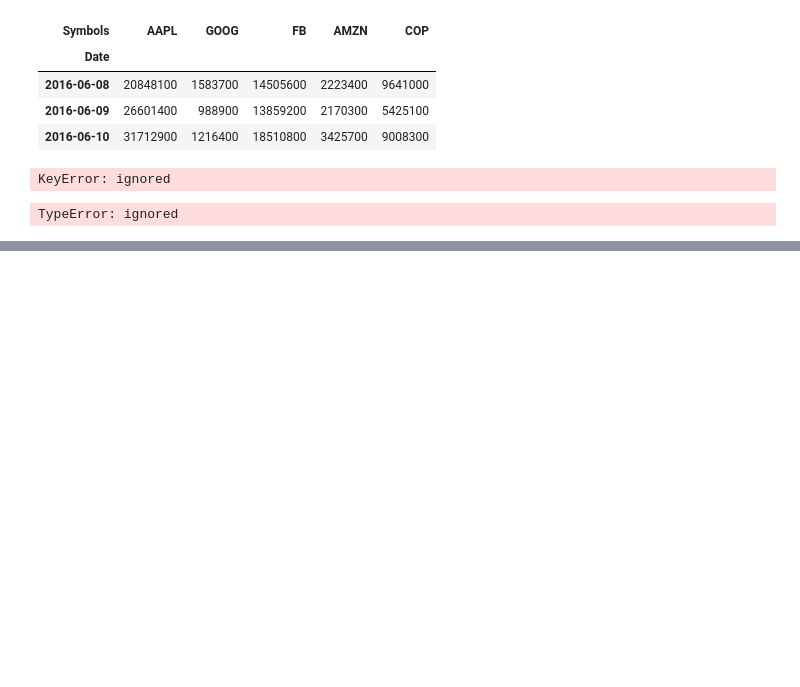
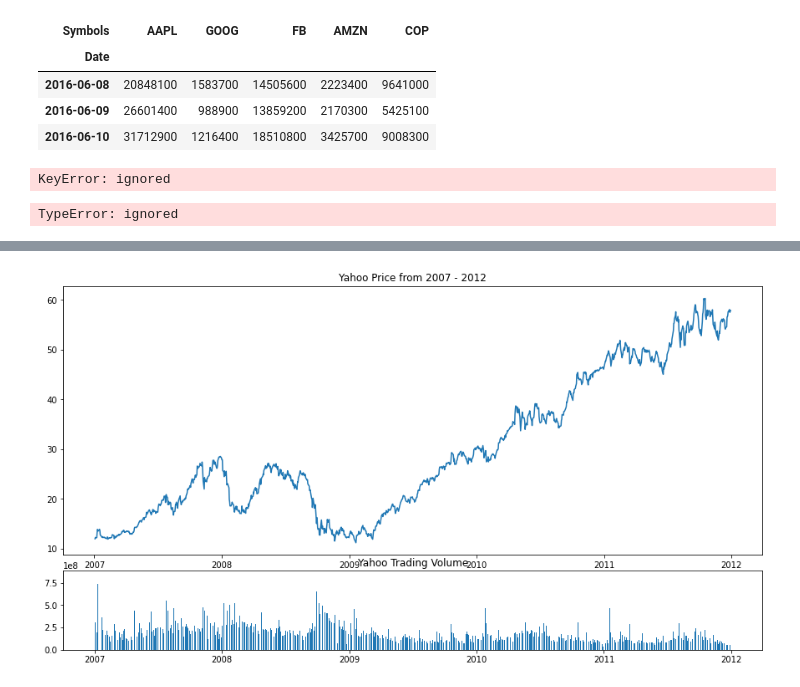
Before and after one commit to cmutnik/wiki_pages, a Jupyter notebook: stocks/Python_finance_yahoo.ipynb, the cells around one changed output, grey strips where cells are left out. Cells and saved outputs as stored; diff of their text form; code cells hidden in the pictures; blank space fills up the shorter version.

```diff
--- a/stocks/Python_finance_yahoo.ipynb
+++ b/stocks/Python_finance_yahoo.ipynb
@@ -525,0 +554,22 @@ TypeError: ignored
+# %%
+#yhoo = DataReader("AAPL", "yahoo", datetime.datetime(2007, 1, 1), datetime.datetime(2012,1,1))
+
+start = datetime(2007, 1, 1)
+end = datetime(2012,1,1)
+
+p = wb.DataReader('AAPL', 'yahoo', start, end)
+# %%
+"yhoo=p
+
+
+top = plt.subplot2grid((4,4), (0, 0), rowspan=3, colspan=4)
+top.plot(yhoo.index, yhoo["Close"])
+plt.title('Yahoo Price from 2007 - 2012')
+
+bottom = plt.subplot2grid((4,4), (3,0), rowspan=1, colspan=4)
+bottom.bar(yhoo.index, yhoo['Volume'])
+plt.title('Yahoo Trading Volume')
+
+plt.gcf().set_size_inches(15,8)
+# %% [output]
+[figure, added]
```
Also changed, not shown: parts of 14 cells of this notebook.
